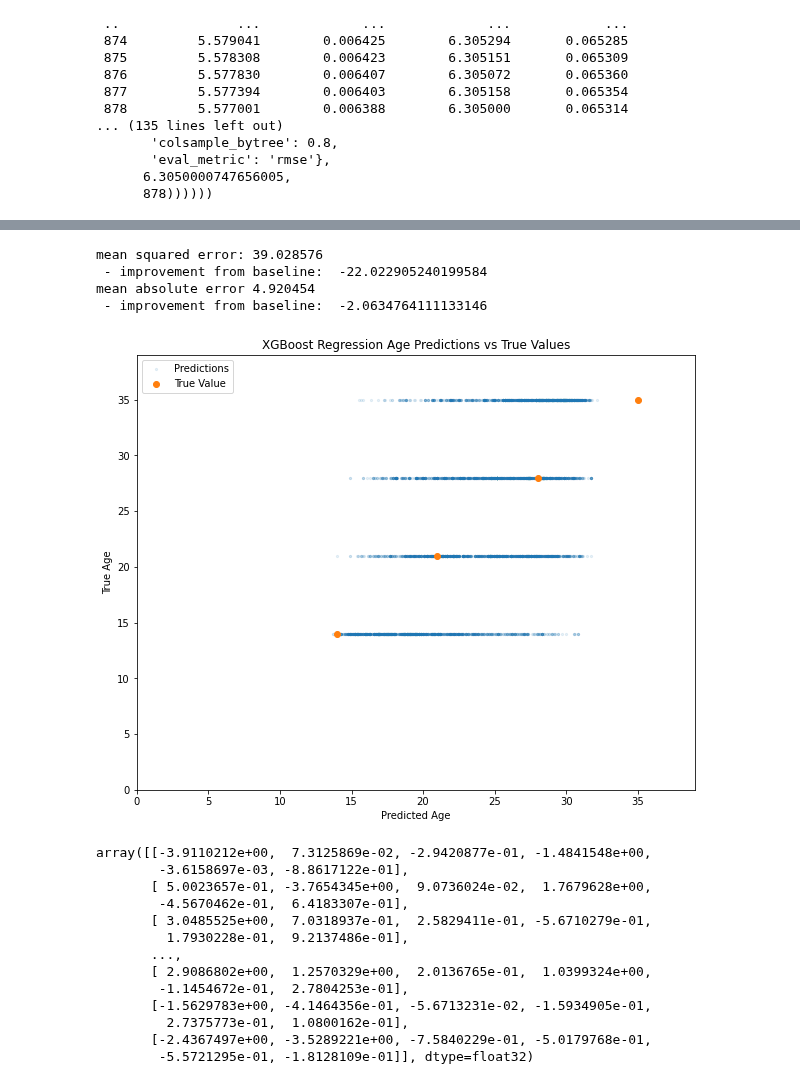
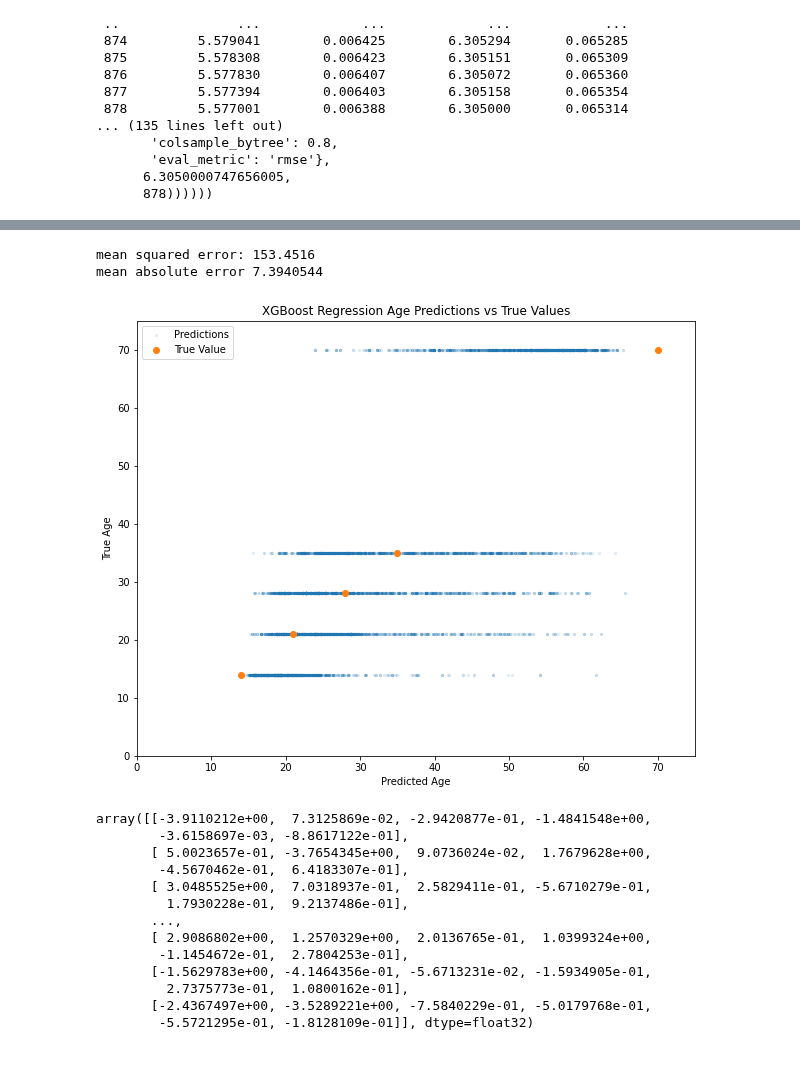
Before and after one commit to Nance-Lab/diff_predictor, a Jupyter notebook: notebooks/age_regression.ipynb, the cells around one changed output, grey strips where cells are left out. Drawn from its saved outputs; the diff is of its cells as text; code cells hidden in the pictures.

```diff
--- a/notebooks/age_regression.ipynb
+++ b/notebooks/age_regression.ipynb
@@ -83,8 +83,8 @@ for filename in filelist:
             fstats['age'] = pd.Series(fstats.shape[0]*[28], index=fstats.index)
         elif 'NT_brain_2' in filename:
             fstats['age'] = pd.Series(fstats.shape[0]*[35], index=fstats.index)
-        #elif 'P70' in filename:
-            #fstats['age'] = pd.Series(fstats.shape[0]*[70], index=fstats.index)
+        elif 'P70' in filename:
+            fstats['age'] = pd.Series(fstats.shape[0]*[70], index=fstats.index)
         else:
             print('Error, no target')
         fstats['Video Number'] = pd.Series(fstats.shape[0]*[video_num], index=fstats.index)
@@ -163,14 +163,14 @@ features = [
     'straightness', # Ratio of net displacement to the sum of squared step lengths
     'MSD_ratio', # MSD ratio of the track
     'frames', # Number of frames the track spans
-    'Deff1', # Effective diffusion coefficient at 0.33 s
-    'Deff2', # Effective diffusion coefficient at 3.3 s
-    'angle_mean', # Mean turning angle which is counterclockwise angle from one frame point to another
-    'angle_mag_mean', # Magnitude of the turning angle mean
-    'angle_var', # Variance of the turning angle
-    'dist_tot', # Total distance of the trajectory
-    'dist_net', # Net distance from first point to last point
-    'progression', # Ratio of the net distance traveled and the total distance
+    # 'Deff1', # Effective diffusion coefficient at 0.33 s
+    # 'Deff2', # Effective diffusion coefficient at 3.3 s
+    # 'angle_mean', # Mean turning angle which is counterclockwise angle from one frame point to another
+    # 'angle_mag_mean', # Magnitude of the turning angle mean
+    # 'angle_var', # Variance of the turning angle
+    # 'dist_tot', # Total distance of the trajectory
+    # 'dist_net', # Net distance from first point to last point
+    # 'progression', # Ratio of the net distance traveled and the total distance
     'Mean alpha',
     'Mean D_fit',
     'Mean kurtosis',
@@ -186,7 +186,7 @@ features = [
     'Mean straightness',
     'Mean MSD_ratio',
     'Mean Deff1',
-    'Mean Deff2',
+    #'Mean Deff2',
     ]
 
 # shap_features = [
@@ -201,4 +201,5 @@ features = [
 target = 'age'           # prediction target (y)
 
 ecm = fstats_tot
-ecm = ecm[~ecm.isin([np.nan, np.inf, -np.inf]).any(1)]       # Removing nan and inf data points
+ecm = ecm[~ecm.isin([np.nan, np.inf, -np.inf]).any(1)]
+# Removing nan and inf data points
@@ -933,27 +1031,25 @@ ypred = booster.predict(dtest)
 mse_model = metrics.mean_squared_error(true_label, ypred)
 mae_model = metrics.median_absolute_error(true_label, ypred)
 print("mean squared error:", mse_model)
-print(" - improvement from baseline: ", (mse_model - mse_baseline))
+#print(" - improvement from baseline: ", (mse_model - mse_baseline))
 print("mean absolute error", mae_model)
-print(" - improvement from baseline: ", (mae_model -mae_baseline))
+#print(" - improvement from baseline: ", (mae_model -mae_baseline))
 # %% [output]
-mean squared error: 39.028576
- - improvement from baseline:  -22.022905240199584
-mean absolute error 4.920454
- - improvement from baseline:  -2.0634764111133146
+mean squared error: 153.4516
+mean absolute error 7.3940544
 # %%
 plt.figure(figsize=(10,8))
 plt.scatter(y=true_label, x=ypred, Label='Predictions', alpha=0.1, s=5)
-plt.scatter(y=[14, 21, 28, 35], x=[14, 21, 28, 35], Label='True Value')
+plt.scatter(y=[14, 21, 28, 35, 70], x=[14, 21, 28, 35, 70], Label='True Value')
 plt.ylabel('True Age')
 plt.xlabel('Predicted Age')
 plt.title('XGBoost Regression Age Predictions vs True Values')
 plt.legend(loc='upper left')
-plt.ylim(0,39)
-plt.xlim(0,39)
+plt.ylim(0,75)
+plt.xlim(0,75)
 plt.show()
 # %% [output]
-[figure, old version]
+[figure, new version]
 # %%
 explainer = shap.TreeExplainer(booster) #using booster instead of bst
 shap_values = explainer.shap_values(X_test[linear_features])
```
Also changed, not shown: parts of 17 cells of this notebook, 24 other files.
